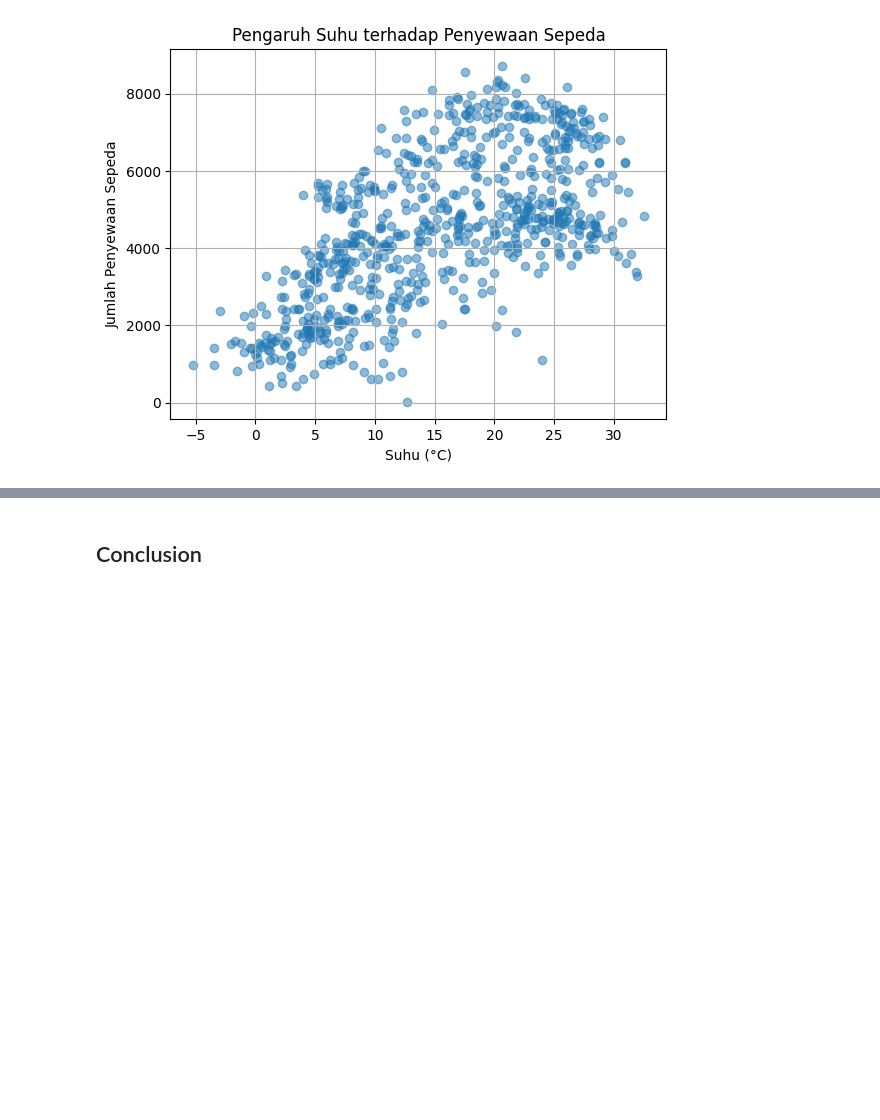
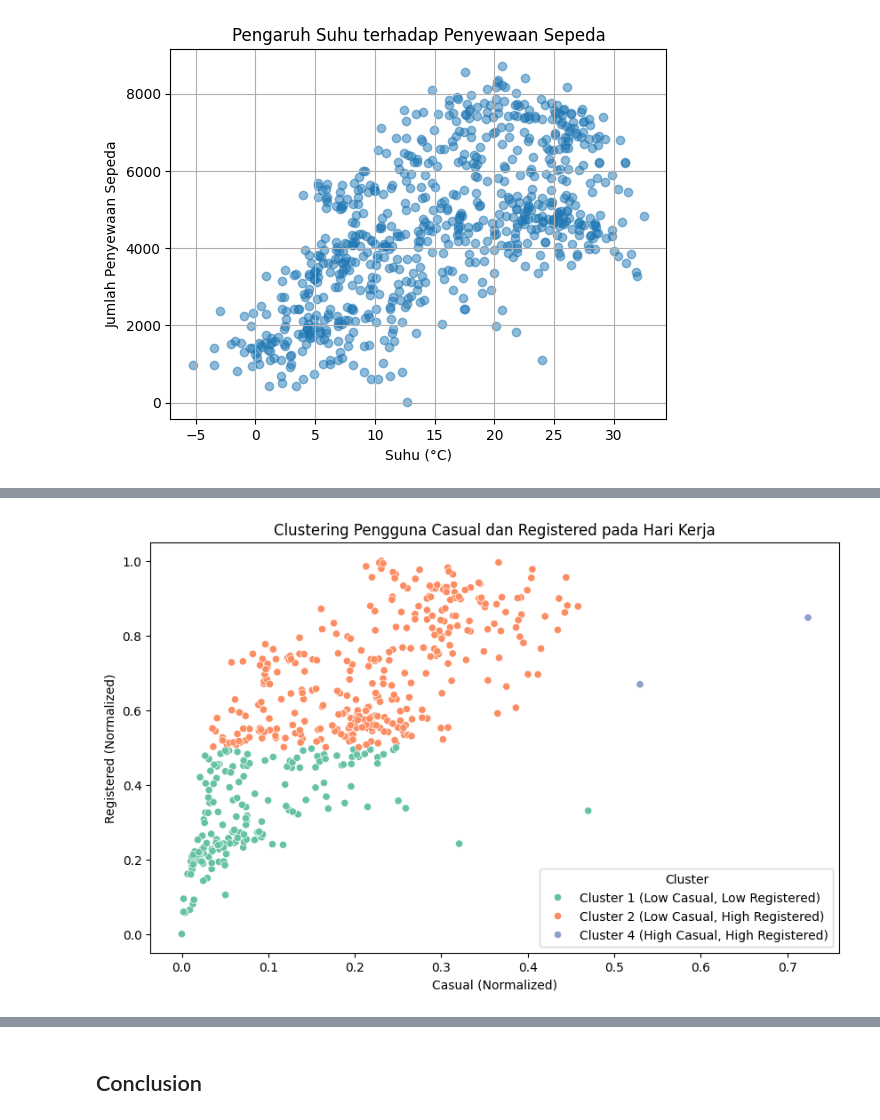
Before and after one commit to habibsatya/dicoding-data-analyst-sub, a Jupyter notebook: Proyek_Analisis_Data.ipynb, the cells around one changed output, grey strips where cells are left out. Cells and saved outputs as stored; diff of their text form; code cells hidden in the pictures; blank space fills up the shorter version.

Commit message:
clustering done, working with conclusion

```diff
--- a/Proyek_Analisis_Data.ipynb
+++ b/Proyek_Analisis_Data.ipynb
@@ -328,0 +357,6 @@ Berdasarkan data di atas, didapatkan insight sebagai berikut:
+# %%
+data = day_df[['casual', 'registered', 'workingday']]
+
+scaler = MinMaxScaler()
+data_normalized = pd.DataFrame(scaler.fit_transform(data), columns=data.columns)
+data_normalized.head()
@@ -328,0 +370,16 @@ Berdasarkan data di atas, didapatkan insight sebagai berikut:
+# %%
+workingday_data = data_normalized[data_normalized['workingday'] == 1]
+
+def assign_cluster(row):
+    if row['casual'] < 0.5 and row['registered'] < 0.5:
+        return 'Cluster 1 (Low Casual, Low Registered)'
+    elif row['casual'] < 0.5 and row['registered'] >= 0.5:
+        return 'Cluster 2 (Low Casual, High Registered)'
+    elif row['casual'] >= 0.5 and row['registered'] < 0.5:
+        return 'Cluster 3 (High Casual, Low Registered)'
+    else:
+        return 'Cluster 4 (High Casual, High Registered)'
+
+
+workingday_data['cluster'] = workingday_data.apply(assign_cluster, axis=1)
+workingday_data[['casual', 'registered', 'cluster']].head()
@@ -328,0 +401,16 @@ Berdasarkan data di atas, didapatkan insight sebagai berikut:
+# %%
+plt.figure(figsize=(10, 6))
+sns.scatterplot(
+    data=workingday_data,
+    x='casual',
+    y='registered',
+    hue='cluster',
+    palette='Set2'
+)
+plt.title('Clustering Pengguna Casual dan Registered pada Hari Kerja')
+plt.xlabel('Casual (Normalized)')
+plt.ylabel('Registered (Normalized)')
+plt.legend(title='Cluster')
+plt.show()
+# %% [output]
+[figure, added]
```
Also changed, not shown: parts of 15 cells of this notebook.
